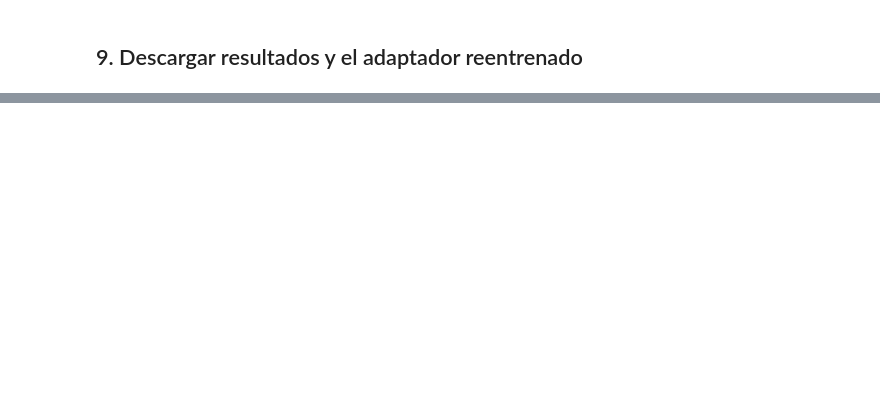
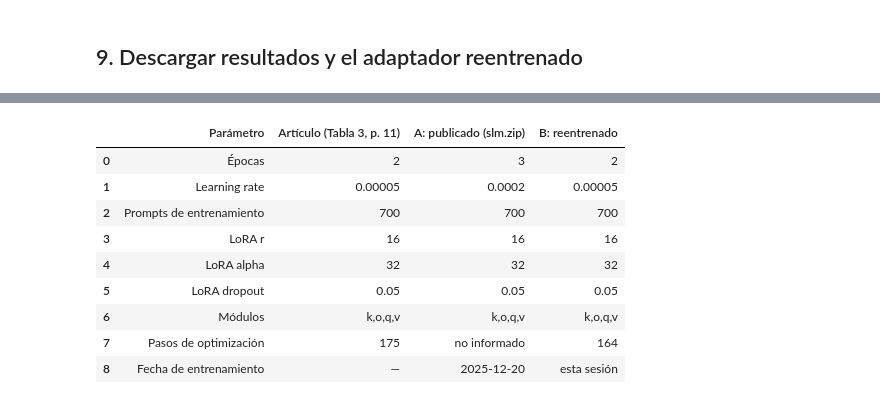
Before and after one commit to NeoDest/replica-aithsine-arabo-2026, a Jupyter notebook: notebooks/Replica_AitHsine_Arabo_2026.ipynb, the cells around one changed output, grey strips where cells are left out. Drawn from its saved outputs; the diff is of its cells as text; code cells hidden in the pictures; blank space fills up the shorter version.

```diff
--- a/notebooks/Replica_AitHsine_Arabo_2026.ipynb
+++ b/notebooks/Replica_AitHsine_Arabo_2026.ipynb
@@ -85,0 +197,29 @@ files.download("resultados.zip")
+# %%
+import json, pandas as pd
+A  = json.load(open("/root/.cache/slm_extract/v1adam__slm-threat-detection-v1/slm/training_config.json"))
+B  = json.load(open("adapters/replica_tabla3/training_replica.json"))
+Bc = json.load(open("adapters/replica_tabla3/adapter_config.json"))
+filas = [
+    ("Épocas",                 2,         A["epochs"],                         B["epochs"]),
+    ("Learning rate",          5e-5,      A["learning_rate"],                  B["learning_rate"]),
+    ("Prompts de entrenamiento", 700,     A["dataset_size"],                   700),
+    ("LoRA r",                 16,        A["lora_config"]["r"],               Bc["r"]),
+    ("LoRA alpha",             32,        A["lora_config"]["lora_alpha"],      Bc["lora_alpha"]),
+    ("LoRA dropout",           0.05,      A["lora_config"]["lora_dropout"],    Bc["lora_dropout"]),
+    ("Módulos",                "k,o,q,v", ",".join(sorted(m[0] for m in A["lora_config"]["target_modules"])),
+                                          ",".join(sorted(m[0] for m in Bc["target_modules"]))),
+    ("Pasos de optimización",  175,       "no informado",                      B["steps"]),
+    ("Fecha de entrenamiento", "—",       A["training_date"][:10],             "esta sesión"),
+]
+display(pd.DataFrame(filas, columns=["Parámetro", "Artículo (Tabla 3, p. 11)", "A: publicado (slm.zip)", "B: reentrenado"]))
+# %% [output]
+|  | Parámetro | Artículo (Tabla 3, p. 11) | A: publicado (slm.zip) | B: reentrenado |
+| 0 | Épocas | 2 | 3 | 2 |
+| 1 | Learning rate | 0.00005 | 0.0002 | 0.00005 |
+| 2 | Prompts de entrenamiento | 700 | 700 | 700 |
+| 3 | LoRA r | 16 | 16 | 16 |
+| 4 | LoRA alpha | 32 | 32 | 32 |
+| 5 | LoRA dropout | 0.05 | 0.05 | 0.05 |
+| 6 | Módulos | k,o,q,v | k,o,q,v | k,o,q,v |
+| 7 | Pasos de optimización | 175 | no informado | 164 |
+| 8 | Fecha de entrenamiento | — | 2025-12-20 | esta sesión |
```
Also changed, not shown: parts of 11 cells of this notebook.
